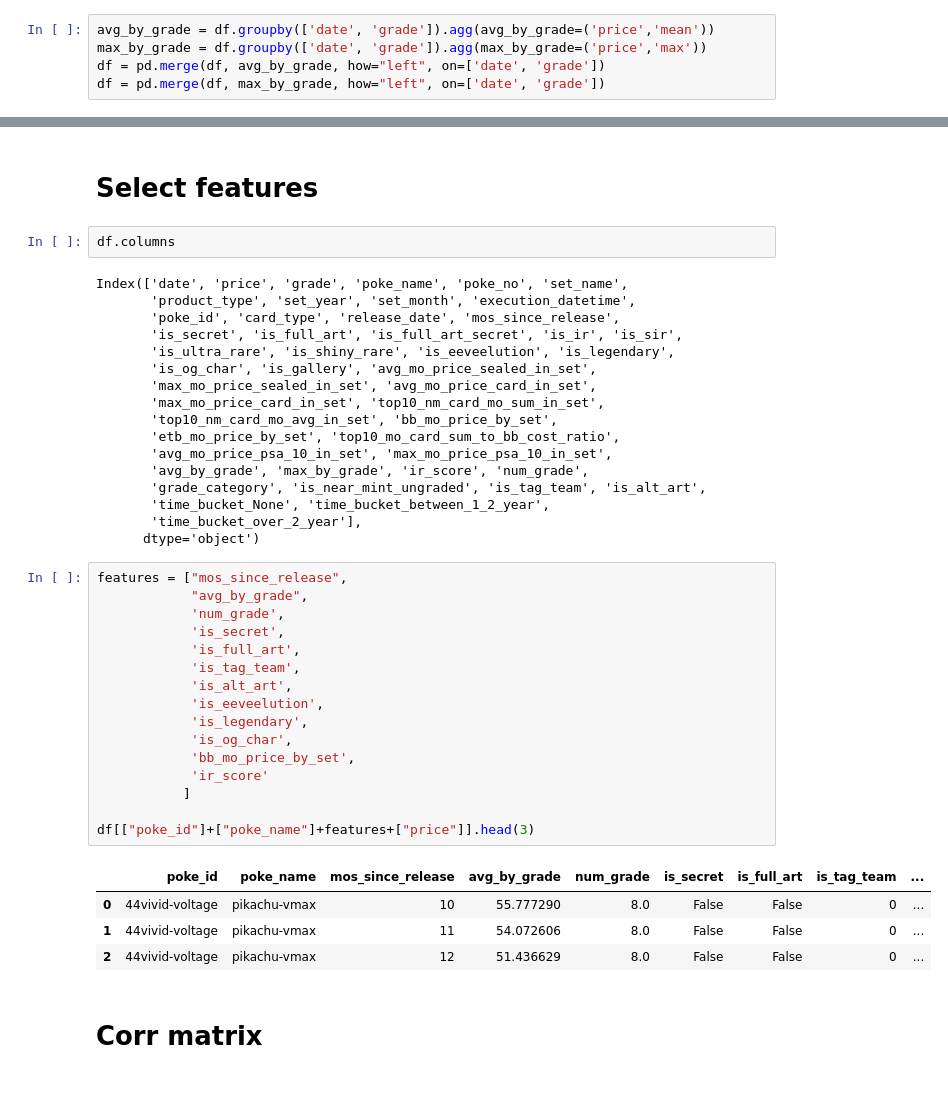
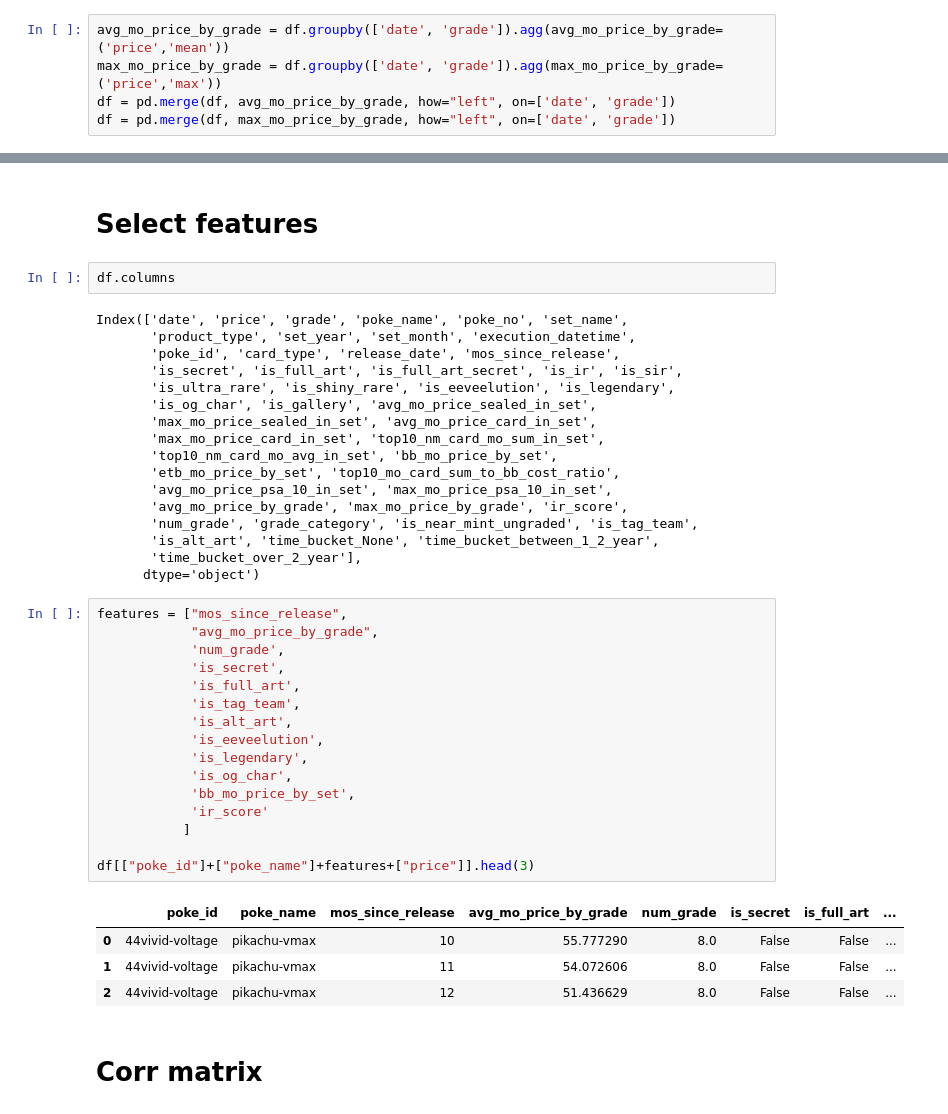
Before and after one commit to kennneth1/PokeAI, a Jupyter notebook: training/experiment.ipynb, the cells around one changed output, grey strips where cells are left out. Cells and saved outputs as stored; diff of their text form.

```diff
--- a/training/experiment.ipynb
+++ b/training/experiment.ipynb
@@ -61,8 +61,8 @@ Name: count, dtype: int64
 # %% [markdown]
 # Get aggregate, monthly prices for each grade
 # %%
-avg_by_grade = df.groupby(['date', 'grade']).agg(avg_by_grade=('price','mean'))
-max_by_grade = df.groupby(['date', 'grade']).agg(max_by_grade=('price','max'))
-df = pd.merge(df, avg_by_grade, how="left", on=['date', 'grade'])
-df = pd.merge(df, max_by_grade, how="left", on=['date', 'grade'])
+avg_mo_price_by_grade = df.groupby(['date', 'grade']).agg(avg_mo_price_by_grade=('price','mean'))
+max_mo_price_by_grade = df.groupby(['date', 'grade']).agg(max_mo_price_by_grade=('price','max'))
+df = pd.merge(df, avg_mo_price_by_grade, how="left", on=['date', 'grade'])
+df = pd.merge(df, max_mo_price_by_grade, how="left", on=['date', 'grade'])
 # %%
@@ -209,32 +209,32 @@ Index(['date', 'price', 'grade', 'poke_name', 'poke_no', 'set_name',
        'top10_nm_card_mo_avg_in_set', 'bb_mo_price_by_set',
        'etb_mo_price_by_set', 'top10_mo_card_sum_to_bb_cost_ratio',
        'avg_mo_price_psa_10_in_set', 'max_mo_price_psa_10_in_set',
-       'avg_by_grade', 'max_by_grade', 'ir_score', 'num_grade',
-       'grade_category', 'is_near_mint_ungraded', 'is_tag_team', 'is_alt_art',
-       'time_bucket_None', 'time_bucket_between_1_2_year',
+       'avg_mo_price_by_grade', 'max_mo_price_by_grade', 'ir_score',
+       'num_grade', 'grade_category', 'is_near_mint_ungraded', 'is_tag_team',
+       'is_alt_art', 'time_bucket_None', 'time_bucket_between_1_2_year',
        'time_bucket_over_2_year'],
       dtype='object')
 # %%
 features = ["mos_since_release",
-            "avg_by_grade",
+            "avg_mo_price_by_grade",
             'num_grade',
             'is_secret',
             'is_full_art',
             'is_tag_team',
             'is_alt_art',
             'is_eeveelution',
             'is_legendary',
             'is_og_char',
             'bb_mo_price_by_set',
             'ir_score'
            ]
 
 df[["poke_id"]+["poke_name"]+features+["price"]].head(3)
 # %% [output]
-|  | poke_id | poke_name | mos_since_release | avg_by_grade | num_grade | is_secret | is_full_art | is_tag_team | ... |
-| 0 | 44vivid-voltage | pikachu-vmax | 10 | 55.777290 | 8.0 | False | False | 0 | ... |
-| 1 | 44vivid-voltage | pikachu-vmax | 11 | 54.072606 | 8.0 | False | False | 0 | ... |
-| 2 | 44vivid-voltage | pikachu-vmax | 12 | 51.436629 | 8.0 | False | False | 0 | ... |
+|  | poke_id | poke_name | mos_since_release | avg_mo_price_by_grade | num_grade | is_secret | is_full_art | ... |
+| 0 | 44vivid-voltage | pikachu-vmax | 10 | 55.777290 | 8.0 | False | False | ... |
+| 1 | 44vivid-voltage | pikachu-vmax | 11 | 54.072606 | 8.0 | False | False | ... |
+| 2 | 44vivid-voltage | pikachu-vmax | 12 | 51.436629 | 8.0 | False | False | ... |
 # %% [markdown]
 # Corr matrix
 # %%
```
Also changed, not shown: parts of 8 cells of this notebook.
